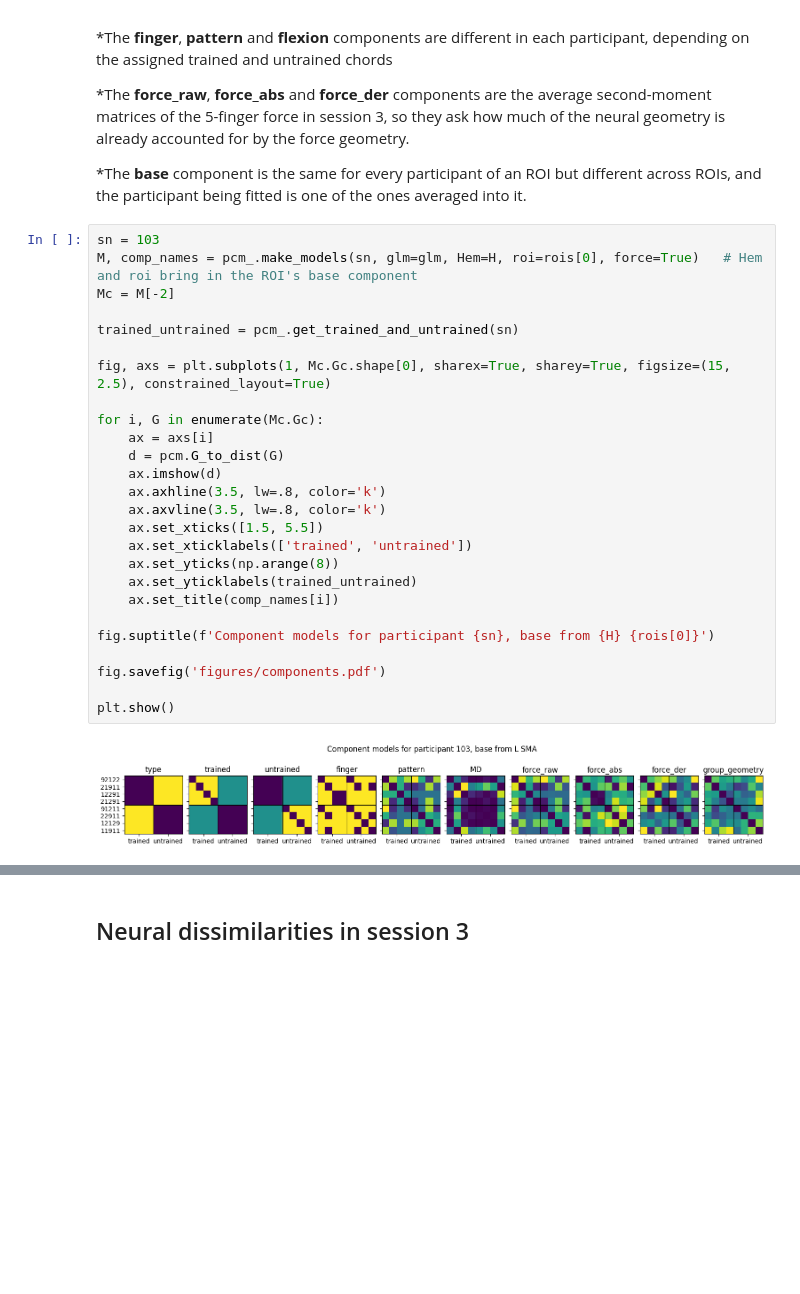
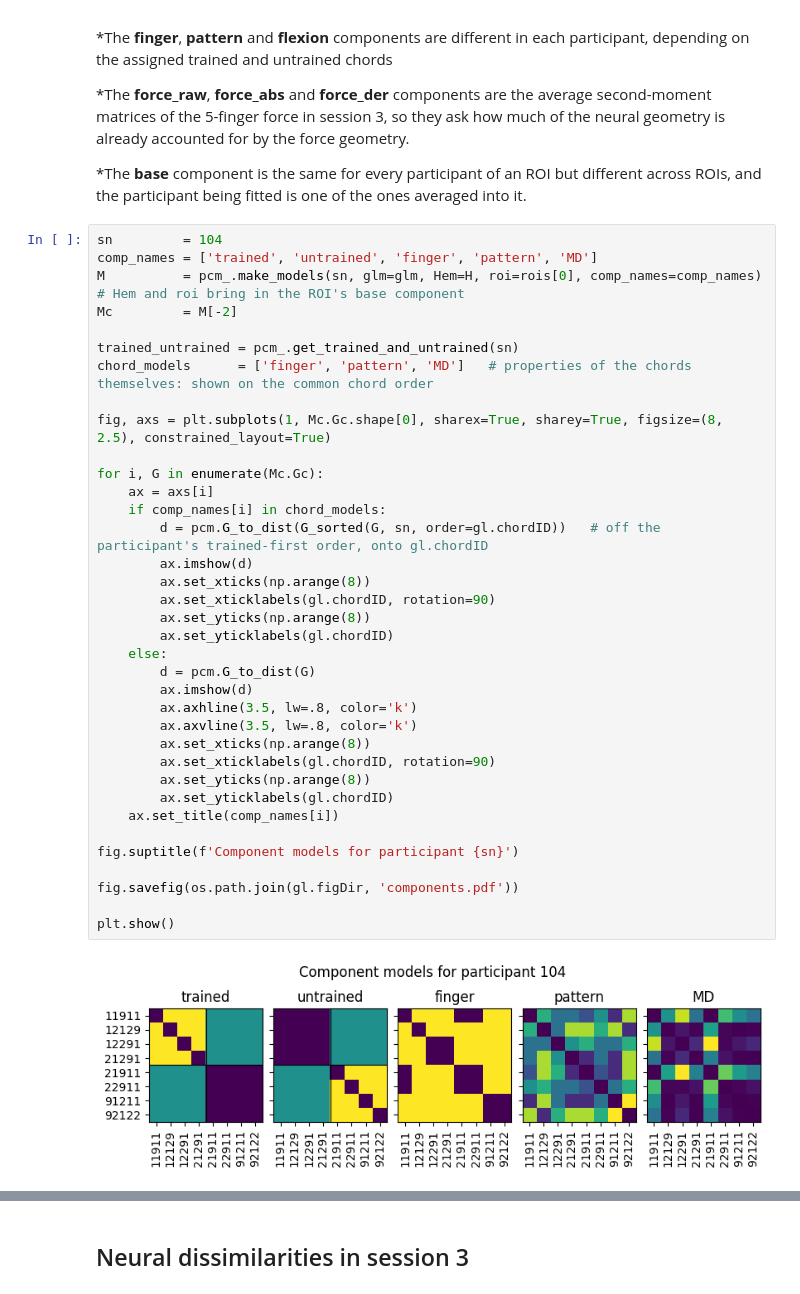
Before and after one commit to mnlmrc/EFC_learningfMRI, a Jupyter notebook: notebooks/component_model.ipynb, the cells around one changed output, grey strips where cells are left out. Cells and saved outputs as stored; diff of their text form; blank space fills up the shorter version.

```diff
--- a/notebooks/component_model.ipynb
+++ b/notebooks/component_model.ipynb
@@ -44,30 +41,40 @@ Components and corresponding hypothesis about representational geometry:
 
 *The **base** component is the same for every participant of an ROI but different across ROIs, and the participant being fitted is one of the ones averaged into it.
 # %%
-sn = 103
-M, comp_names = pcm_.make_models(sn, glm=glm, Hem=H, roi=rois[0], force=True)   # Hem and roi bring in the ROI's base component
-Mc = M[-2]
+sn         = 104
+comp_names = ['trained', 'untrained', 'finger', 'pattern', 'MD']
+M          = pcm_.make_models(sn, glm=glm, Hem=H, roi=rois[0], comp_names=comp_names)  # Hem and roi bring in the ROI's base component
+Mc         = M[-2]
 
 trained_untrained = pcm_.get_trained_and_untrained(sn)
+chord_models      = ['finger', 'pattern', 'MD']   # properties of the chords themselves: shown on the common chord order
 
-fig, axs = plt.subplots(1, Mc.Gc.shape[0], sharex=True, sharey=True, figsize=(15, 2.5), constrained_layout=True)
+fig, axs = plt.subplots(1, Mc.Gc.shape[0], sharex=True, sharey=True, figsize=(8, 2.5), constrained_layout=True)
 
 for i, G in enumerate(Mc.Gc):
     ax = axs[i]
-    d = pcm.G_to_dist(G)
-    ax.imshow(d)
-    ax.axhline(3.5, lw=.8, color='k')
-    ax.axvline(3.5, lw=.8, color='k')
-    ax.set_xticks([1.5, 5.5])
-    ax.set_xticklabels(['trained', 'untrained'])
-    ax.set_yticks(np.arange(8))
-    ax.set_yticklabels(trained_untrained)
+    if comp_names[i] in chord_models:
+        d = pcm.G_to_dist(G_sorted(G, sn, order=gl.chordID))   # off the participant's trained-first order, onto gl.chordID
+        ax.imshow(d)
+        ax.set_xticks(np.arange(8))
+        ax.set_xticklabels(gl.chordID, rotation=90)
+        ax.set_yticks(np.arange(8))
+        ax.set_yticklabels(gl.chordID)
+    else:
+        d = pcm.G_to_dist(G)
+        ax.imshow(d)
+        ax.axhline(3.5, lw=.8, color='k')
+        ax.axvline(3.5, lw=.8, color='k')
+        ax.set_xticks(np.arange(8))
+        ax.set_xticklabels(gl.chordID, rotation=90)
+        ax.set_yticks(np.arange(8))
+        ax.set_yticklabels(gl.chordID)
     ax.set_title(comp_names[i])
 
-fig.suptitle(f'Component models for participant {sn}, base from {H} {rois[0]}')
+fig.suptitle(f'Component models for participant {sn}')
 
-fig.savefig('figures/components.pdf')
+fig.savefig(os.path.join(gl.figDir, 'components.pdf'))
 
 plt.show()
 # %% [output]
-[figure, old version]
+[figure, new version]
```
Also changed, not shown: parts of 18 cells of this notebook.
